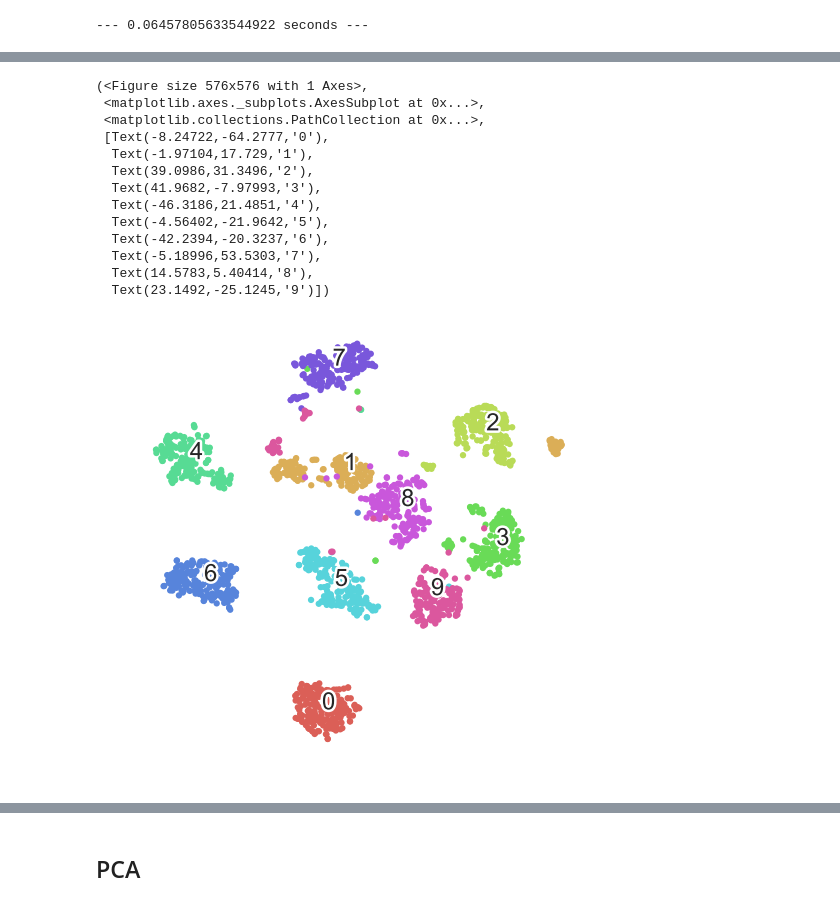
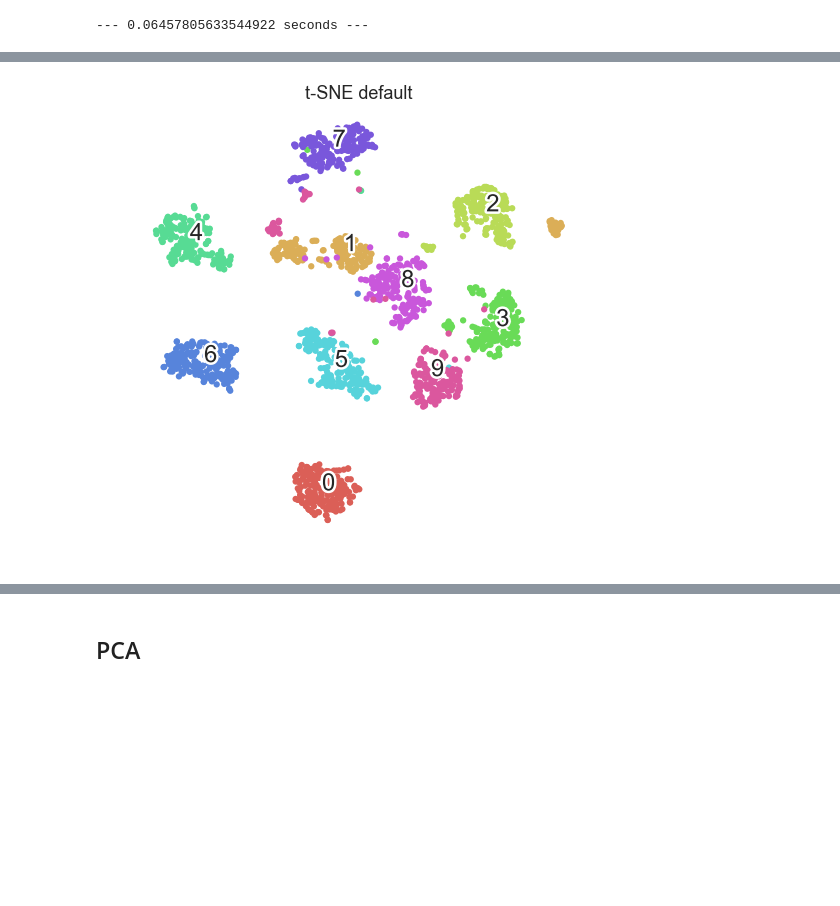
Before and after one commit to vdmachuca/math227A, a Jupyter notebook: tsne_handwriting_images_20181208.ipynb, the cells around one changed output, grey strips where cells are left out. Saved outputs shown, nothing was run; the diff lists cells and outputs as text; code cells hidden in the pictures; blank space fills up the shorter version.

Commit message:
update the script of tsne digit

```diff
--- a/tsne_handwriting_images_20181208.ipynb
+++ b/tsne_handwriting_images_20181208.ipynb
@@ -218,23 +249,12 @@ def scatter(x, colors):
 # %%
 ## clusters are very separated
 ## 1 has multiple subclusters - possibly due to multiple local minima
 ## https://www.kaggle.com/arthurtok/interactive-intro-to-dimensionality-reduction
 scatter(digits_tsne_default, y)
+plt.title("t-SNE default")
+plt.savefig('/Users/yanwengong/Documents/fall_2018/math_227A/final_presentation/plots/tsne_default.png', bbox_inches='tight')
 # %% [output]
-(<Figure size 576x576 with 1 Axes>,
- <matplotlib.axes._subplots.AxesSubplot at 0x...>,
- <matplotlib.collections.PathCollection at 0x...>,
- [Text(-8.24722,-64.2777,'0'),
-  Text(-1.97104,17.729,'1'),
-  Text(39.0986,31.3496,'2'),
-  Text(41.9682,-7.97993,'3'),
-  Text(-46.3186,21.4851,'4'),
-  Text(-4.56402,-21.9642,'5'),
-  Text(-42.2394,-20.3237,'6'),
-  Text(-5.18996,53.5303,'7'),
-  Text(14.5783,5.40414,'8'),
-  Text(23.1492,-25.1245,'9')])
-[figure, old version]
+[figure, new version]
 # %%
 ## result with higher perplexity (50 instead of 30)
 ## similar
```
Also changed, not shown: parts of 43 cells of this notebook.
